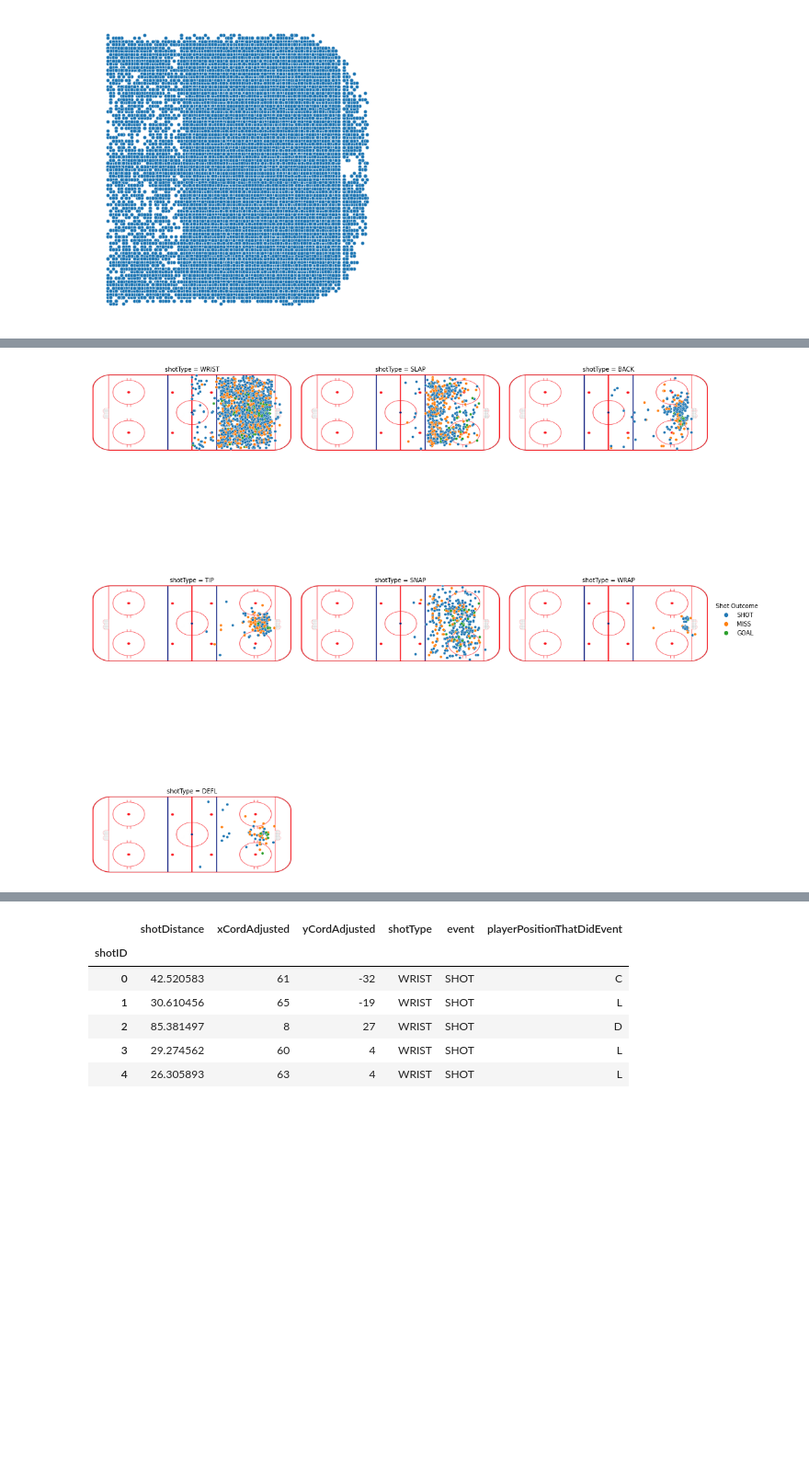
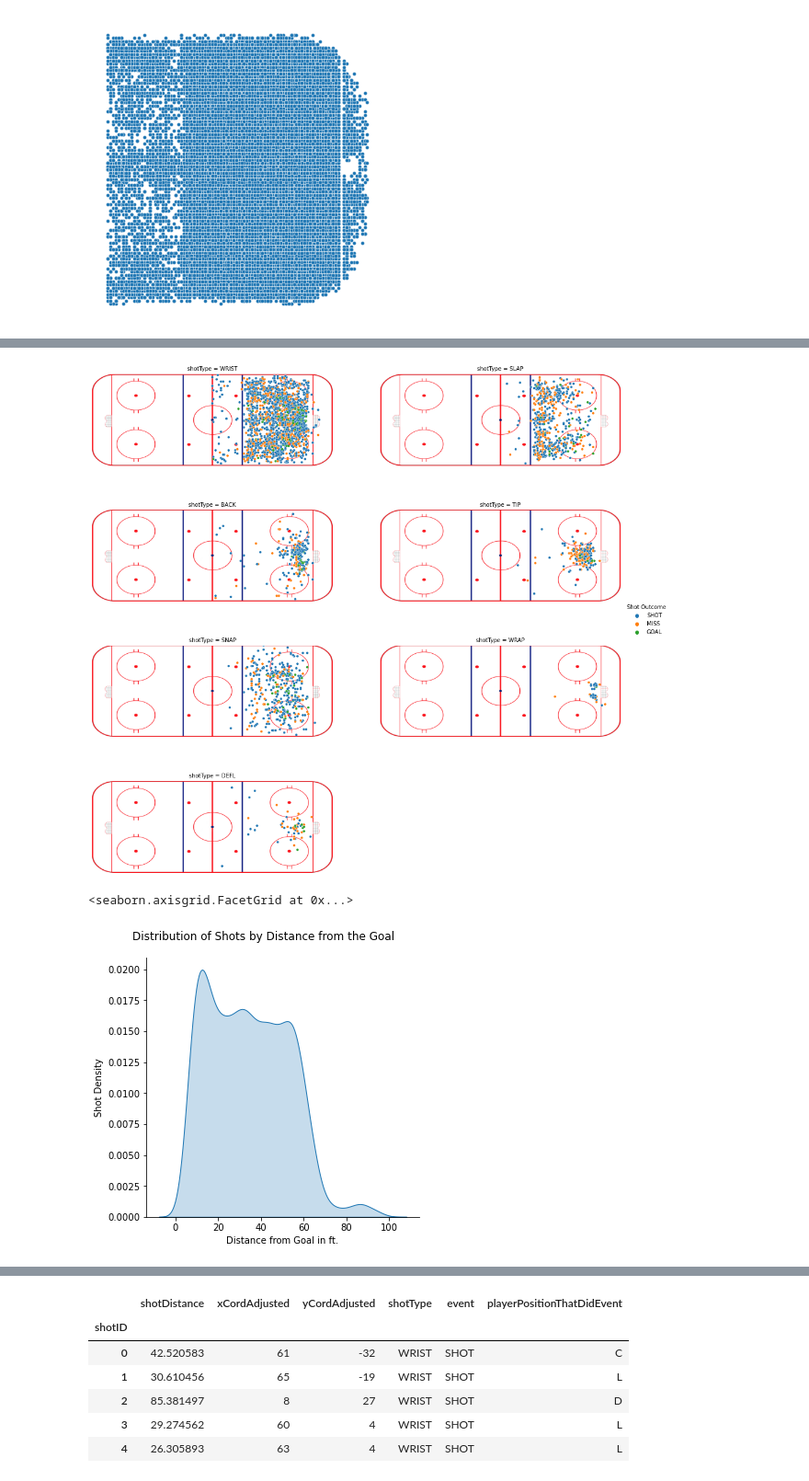
Before and after one commit to BeeryeIRE/UCDPA_brianconnolly, a Jupyter notebook: UCDPA Project pt 2 - Shots.ipynb, the cells around one changed output, grey strips where cells are left out. Shown at 92% size. Drawn from its saved outputs; the diff is of its cells as text; code cells hidden in the pictures; blank space fills up the shorter version.

```diff
--- a/UCDPA Project pt 2 - Shots.ipynb
+++ b/UCDPA Project pt 2 - Shots.ipynb
@@ -136,10 +148,25 @@ for ax in shotType_chart.fig.axes:
 # %%
 # Visualising the shot data by Shot Outcome - either a shot on goal, a miss or a goal
+# We can see that players score more often by shooting from closer to the goal, regardless of the shot type
 
-shotType_chart = sns.relplot(data=shot_info_reduced,col = 'shotType',hue='Shot Outcome' , col_wrap=3, x='xCord', y='yCord', kind='scatter', s=20)
+
+shotType_chart = sns.relplot(data=shot_info_reduced,col = 'shotType',hue='Shot Outcome' , col_wrap=2, x='xCord', y='yCord', kind='scatter', height=7, s=20)
 shotType_chart.set(yticks=[], xticks=[], xlabel=None, ylabel=None)
 shotType_chart.despine(left=True, bottom=True)
+shotType_chart.fig.subplots_adjust(hspace=-0.8, wspace=0.2)
 for ax in shotType_chart.fig.axes:
     ax.imshow(rink_img, zorder=0, extent=[-110, 110, -42, 42])
 # %% [output]
-[figure, old version]
+[figure, new version]
+# %%
+# Now I want to look at the density of shots by distance from the Goal
+# When shot density is visualised, it is clear that the vast majority of shots are taken within 80 feet of the goal, and players have a preference to shoot from within 20 feet if possible.
+# Note the x-axis starts from below zero - this is because the area behind the goal is still in play and some shots are made from behind the goal
+
+g = sns.FacetGrid(shot_info_reduced, height = 5).map(sns.kdeplot, 'shotDistance', shade=True)
+g.fig.subplots_adjust(top=0.9)
+g.fig.suptitle('Distribution of Shots by Distance from the Goal')
+g.set(xlabel = 'Distance from Goal in ft.', ylabel= 'Shot Density')
+# %% [output]
+<seaborn.axisgrid.FacetGrid at 0x...>
+[figure, added]
```
Also changed, not shown: parts of 41 cells of this notebook.
